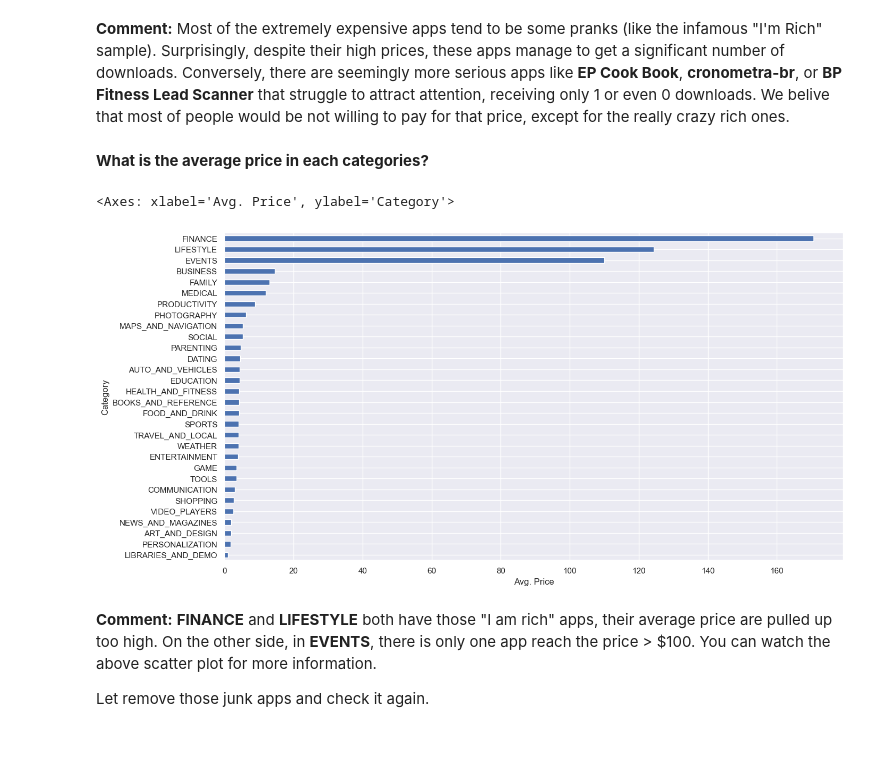
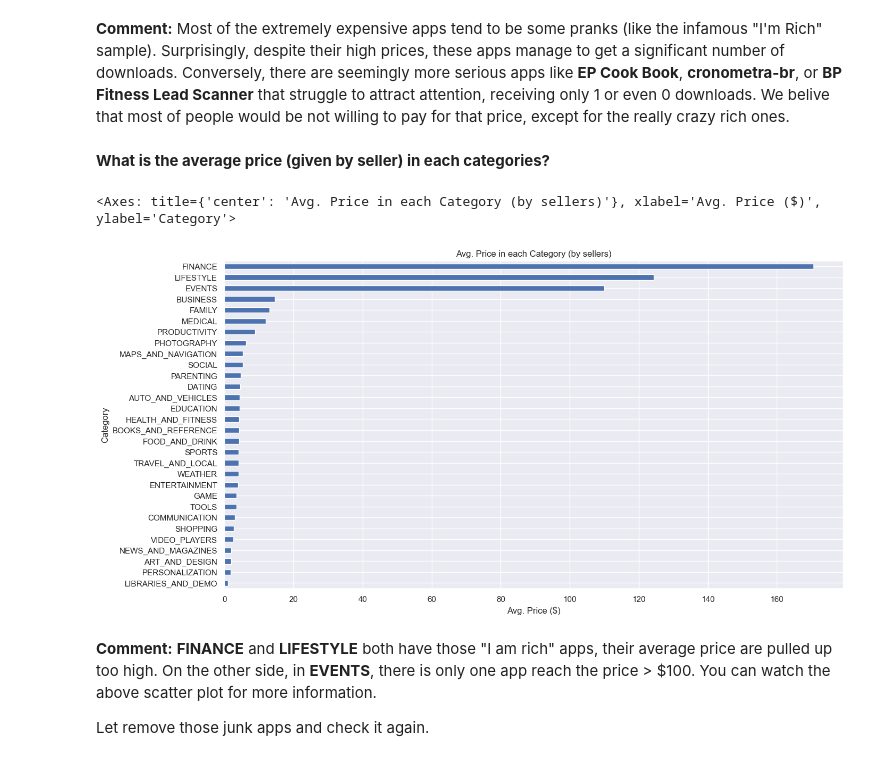
Before and after one commit to Luc-h0/Lap_trinh_cho_khoa_hoc_du_lieu, a Jupyter notebook: Notebook/2.0-EDA.ipynb, the cells around one changed output. Saved outputs shown, nothing was run; the diff lists cells and outputs as text; code cells hidden in the pictures.

```diff
--- a/Notebook/2.0-EDA.ipynb
+++ b/Notebook/2.0-EDA.ipynb
@@ -605,14 +661,14 @@ df[df.Price > 100].sort_values('Price', ascending=False)
 # %% [markdown]
 **Comment:** Most of the extremely expensive apps tend to be some pranks (like the infamous "I'm Rich" sample). Surprisingly, despite their high prices, these apps manage to get a significant number of downloads. Conversely, there are seemingly more serious apps like **EP Cook Book**, **cronometra-br**, or **BP Fitness Lead Scanner** that struggle to attract attention, receiving only 1 or even 0 downloads. We belive that most of people would be not willing to pay for that price, except for the really crazy rich ones.
 # %% [markdown]
-**What is the average price in each categories?**
+**What is the average price (given by seller) in each categories?**
 # %%
 mean_price_df = df[df.Type == 'Paid'].groupby('Category')['Price'].mean()
 mean_price_df = mean_price_df.sort_values(ascending=True)
-mean_price_df.plot.barh(xlabel='Avg. Price')
+mean_price_df.plot.barh(xlabel='Avg. Price ($)', title="Avg. Price in each Category (by sellers)")
 # %% [output]
-<Axes: xlabel='Avg. Price', ylabel='Category'>
+<Axes: title={'center': 'Avg. Price in each Category (by sellers)'}, xlabel='Avg. Price ($)', ylabel='Category'>
-[figure, old version]
+[figure, new version]
 # %% [markdown]
 **Comment:** **FINANCE** and **LIFESTYLE** both have those "I am rich" apps, their average price are pulled up too high. On the other side, in **EVENTS**, there is only one app reach the price > $100. You can watch the above scatter plot for more information.
 
```
Also changed, not shown: parts of 23 cells of this notebook, 1 other file.
